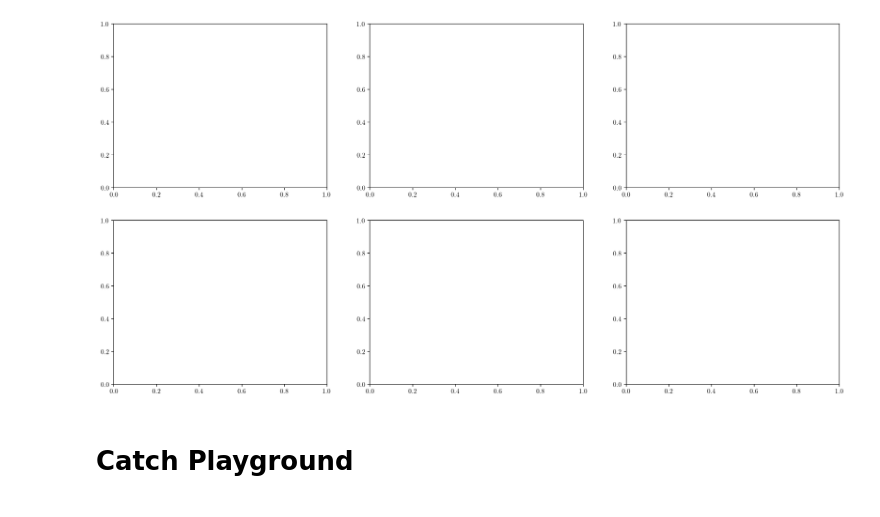
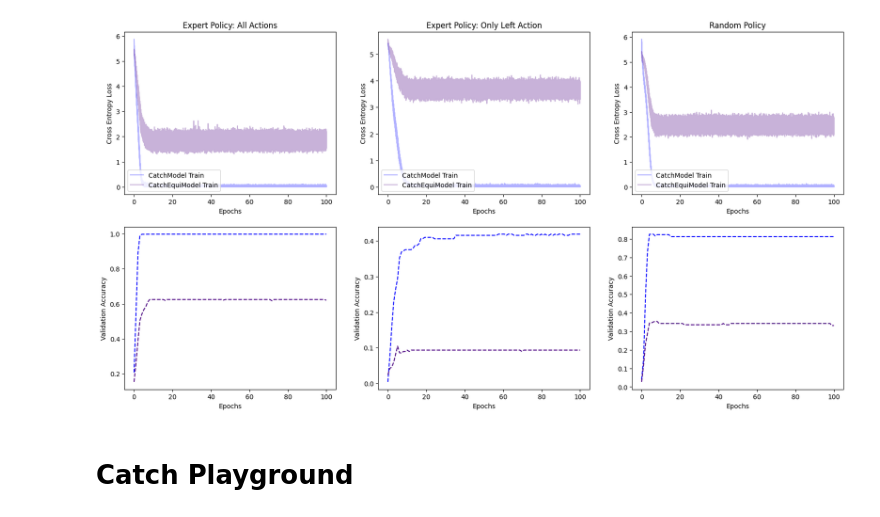
Before and after one commit to seancraven/mono_ms, a Jupyter notebook: model_based/transition_model_catch_plots.ipynb, the cells around one changed output. Drawn from its saved outputs; the diff is of its cells as text; code cells hidden in the pictures.

```diff
--- a/model_based/transition_model_catch_plots.ipynb
+++ b/model_based/transition_model_catch_plots.ipynb
@@ -80,25 +85,26 @@ ZeroDivisionError: float division by zero
 # %%
-matplotlib.rcParams.update( {"text.usetex": True, "font.family": "serif",})
 titles = ["Expert Policy: All Actions", "Expert Policy: Only Left Action", "Random Policy"]
 fig, ax = plt.subplots(2, 3, figsize=(20, 10))
+assert len(sol) == len(hyps) == len(cs)
 for sub_sol, hyp, c in zip(sol, hyps, cs):
+
     for i, ((train_loss, val_loss), tit) in enumerate(zip(sub_sol, titles)):
-        train_loss= moving_average(train_loss, 10)
-        ax[0, i].semilogy(get_x(train_loss, hyp.epochs),train_loss, label=f"{hyp.model.__name__} Train", color=c, alpha = 0.3)
+        # train_loss= moving_average(train_loss, 10)
+        ax[0, i].plot(get_x(train_loss, hyp.epochs),train_loss, label=f"{hyp.model.__name__} Train", color=c, alpha = 0.3)
         if tit == "Random Policy":
             ax[1, i].plot(get_x(val_loss, hyp.epochs), val_loss, label=f"{hyp.model.__name__} Expert Policy Validation", color=c, linestyle="--")
         else:
             ax[1, i].plot(get_x(val_loss, hyp.epochs), val_loss, label=f"{hyp.model.__name__} Val", color=c, linestyle="--")
         ax[0, i].legend(loc="lower left")
         ax[0, i].set_xlabel("Epochs")
         ax[1, i].set_xlabel("Epochs")
         ax[0, i].set_ylabel("Cross Entropy Loss")
         ax[1, i].set_ylabel("Validation Accuracy")
         ax[0, i].set_title(tit)
-        ax[0, i].set_xlim(0, EPCH)
-        ax[1, i].set_ylim(0, 1)
+        # ax[0, i].set_xlim(0, EPCH)
+        # ax[1, i].set_ylim(0, 1)
 # %% [output]
-[figure, old version]
+[figure, new version]
 # %%
 rng = jax.random.PRNGKey(42)
 key = jax.random.split(rng, 500)
```
Also changed, not shown: parts of 1 cell of this notebook, 8 other files.
